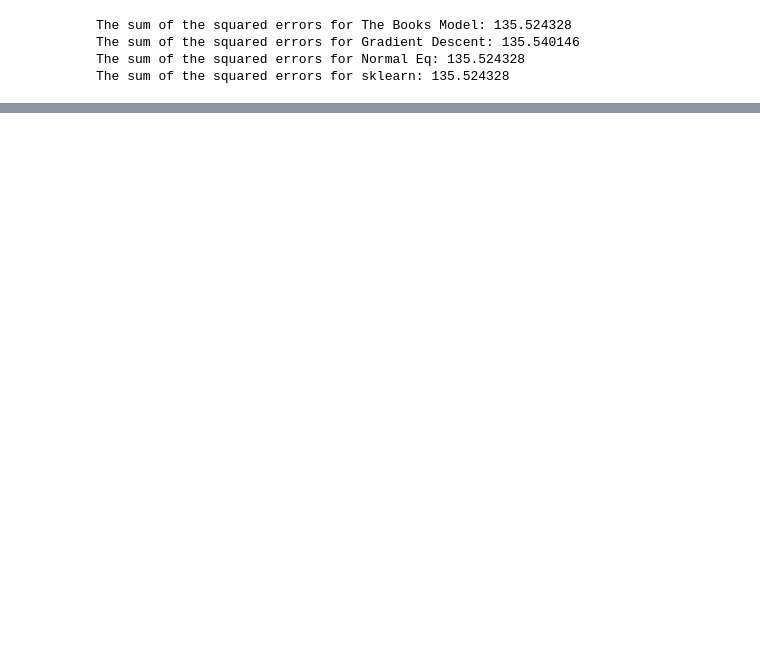
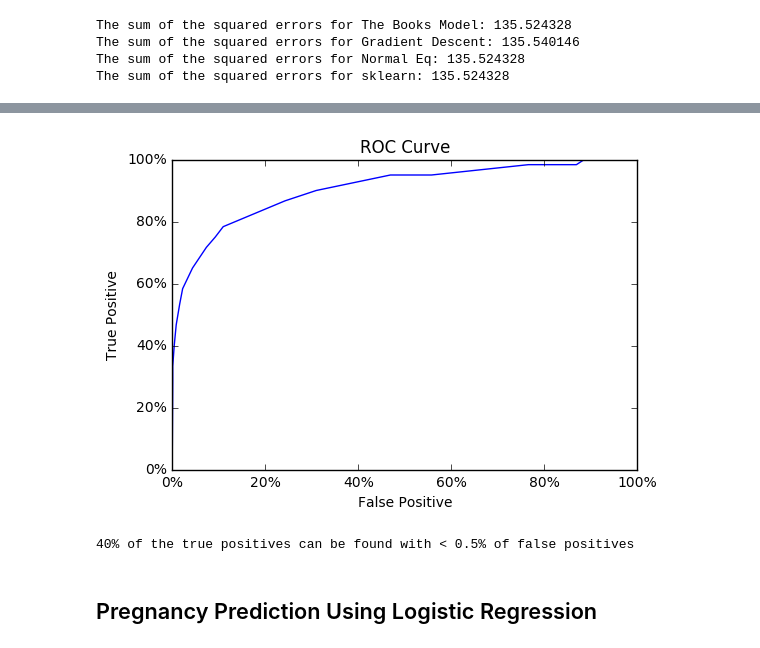
Before and after one commit to slstarnes/data-smart-sans-excel, a Jupyter notebook: Data Smart Sans Excel - Ch. 6.ipynb, the cells around one changed output, grey strips where cells are left out. Drawn from its saved outputs; the diff is of its cells as text; code cells hidden in the pictures; blank space fills up the shorter version.

Commit message:
Ch. 6: finished linear regression (including ROC curve)

```diff
--- a/Data Smart Sans Excel - Ch. 6.ipynb
+++ b/Data Smart Sans Excel - Ch. 6.ipynb
@@ -181,0 +191,4 @@ The sum of the squared errors for sklearn: 135.524328
+# %%
+# setting "the" sse and "the" model coefficients to the ones from sklearn
+sse = sse[-1]
+model_coeficients = various_models.loc['sklearn']
@@ -182,3 +273,3 @@ The sum of the squared errors for sklearn: 135.524328
 # %%
 test_data_np = np.concatenate((test_data.values,np.ones(test_data.shape[0]).reshape(-1,1)),axis=1)
-regr.score(test_data_np, prego_test.values)
+model_prediction_test_set = np.dot(test_data_np,model_coeficients.values.reshape(-1,1))
@@ -193,0 +282,3 @@ print('Variance score: %.2f' % regr.score(test_data, prego_test))
+# %%
+print('Predictions range from %0.2f to %0.2f'%(model_prediction_test_set.min(),model_prediction_test_set.max()))
+prob_cutoff_values = np.arange(-0.35,1.3,0.05)
@@ -193,0 +291,12 @@ print('Variance score: %.2f' % regr.score(test_data, prego_test))
+# %%
+prego_test_1d = prego_test.values.reshape(-1,1)
+prego_test_inv_1d = np.where(prego_test_1d == 1,0,1)
+over_cutoff = np.where(model_prediction_test_set >= prob_cutoff_values,1,0)
+under_cutoff = np.where(model_prediction_test_set < prob_cutoff_values,1,0)
+precision = (over_cutoff * prego_test_1d).sum(axis=0) / over_cutoff.sum(axis=0)
+specificity = (under_cutoff * prego_test_inv_1d).sum(axis=0) / prego_test_inv_1d.sum(axis=0)
+false_positive = 1 - specificity
+true_positive = (over_cutoff * prego_test_1d).sum(axis=0) / prego_test_1d.sum(axis=0)
+perf_metrics = pd.DataFrame(np.vstack((precision,specificity,false_positive,true_positive)).T,
+                            columns=('Precision','Specificity','False Positives','True Positives'))
+perf_metrics
@@ -193,0 +321,20 @@ print('Variance score: %.2f' % regr.score(test_data, prego_test))
+# %%
+perf_metrics_plt = perf_metrics.copy()
+del perf_metrics_plt['Precision'], perf_metrics_plt['Specificity']
+perf_metrics_plt = perf_metrics_plt * 100
+perf_metrics_plt.sort_values(by='False Positives',ascending=True,inplace=True)
+ax = perf_metrics_plt.plot(x='False Positives',y='True Positives',legend=False,
+                     title='ROC Curve')
+ax.set_xlabel('False Positive')
+ax.set_ylabel('True Positive')
+ax.xaxis.set_major_formatter(mtick.FormatStrFormatter('%.0f%%'))
+ax.yaxis.set_major_formatter(mtick.FormatStrFormatter('%.0f%%'))
+# %% [output]
+[figure, added]
+# %%
+_ = perf_metrics['True Positives'].where(perf_metrics['False Positives'] < 0.005).max() * 100
+print('%0.f%% of the true positives can be found with < 0.5%% of false positives'%_)
+# %% [output]
+40% of the true positives can be found with < 0.5% of false positives
+# %% [markdown]
+## Pregnancy Prediction Using Logistic Regression
```
Also changed, not shown: parts of 22 cells of this notebook.
